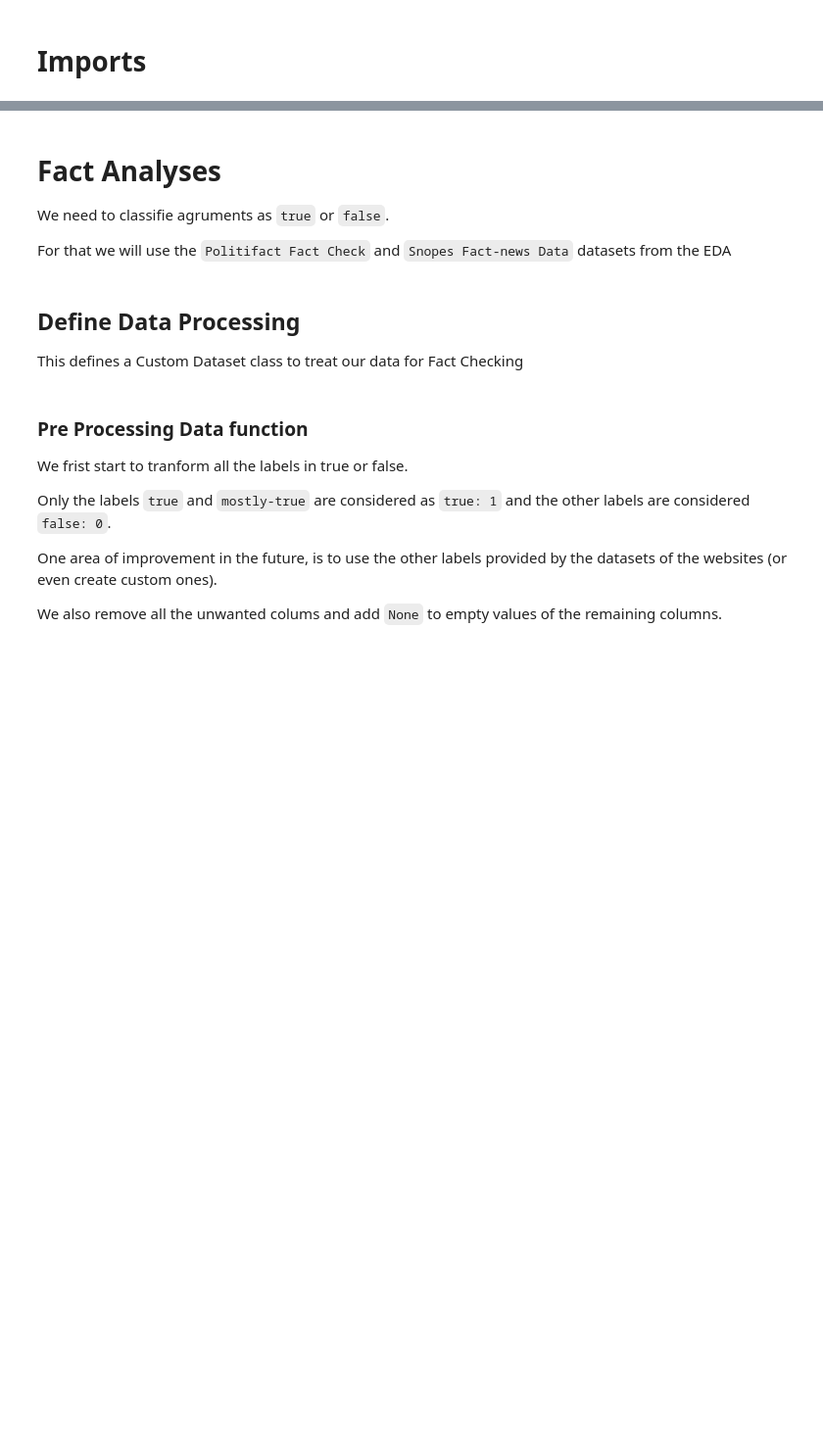
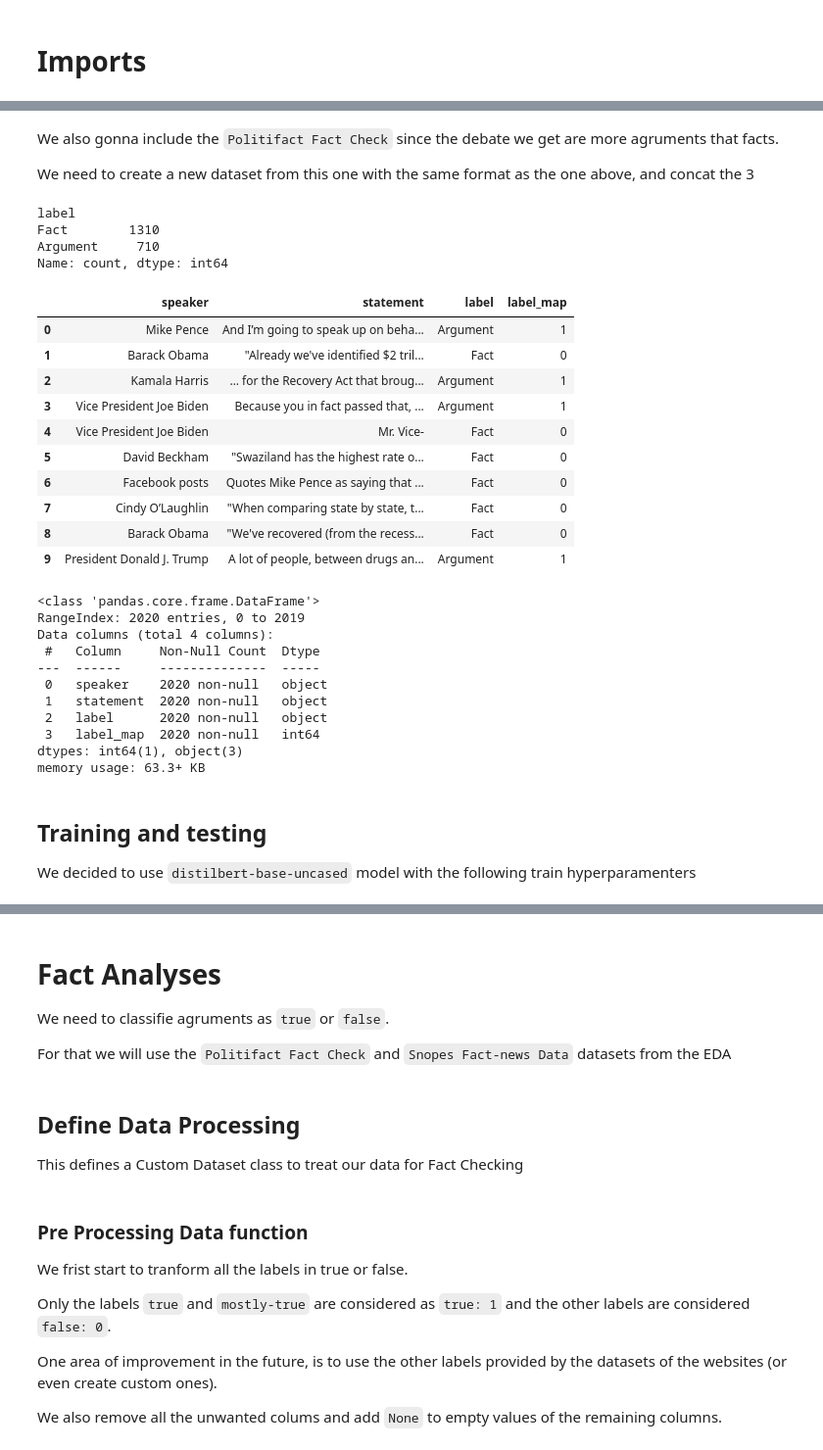
Before and after one commit to MrDuartePT/PolAIgraph, a Jupyter notebook: Truthify_Trainer.ipynb, the cells around one changed output, grey strips where cells are left out. Shown at 98% size. Drawn from its saved outputs; the diff is of its cells as text; code cells hidden in the pictures; blank space fills up the shorter version.

```diff
--- a/Truthify_Trainer.ipynb
+++ b/Truthify_Trainer.ipynb
@@ -26,0 +39,13 @@ To enable the following instructions: AVX2 FMA, in other operations, rebuild Ten
+# %%
+# Load datasets
+df_fact_agrument_1=pd.read_csv(os.path.join('Datasets','us_debates','fact-agrument','1st_presidential_fact_agument.csv'))
+df_fact_agrument_2=pd.read_csv(os.path.join('Datasets','us_debates','fact-agrument','vice_presidential_fact_agrument.csv'))
+
+# Some info about each dataset
+df_fact_agrument_1.head(10)
+df_fact_agrument_1.info()
+df_fact_agrument_1['label'].unique()
+
+df_fact_agrument_2.head(10)
+df_fact_agrument_2.info()
+df_fact_agrument_2['label'].unique()
@@ -26,0 +97,59 @@ To enable the following instructions: AVX2 FMA, in other operations, rebuild Ten
+# %% [markdown]
+We also gonna include the `Politifact Fact Check` since the debate we get are more agruments that facts.
+
+We need to create a new dataset from this one with the same format as the one above, and concat the 3
+# %%
+df_polifact = pd.read_json(os.path.join('Datasets','politifact_factcheck_data.json'), lines=True)
+# Cut dataset to randomly 1300 rows, to prevent to many facts
+df_polifact = df_polifact.sample(n=1300, random_state=42)
+
+# Dataset for training
+df_trainer_final=pd.DataFrame(columns=["speaker", "statement", "label"])
+
+# We add the speaker but is not needed
+# (the speaker information was not use to prevent biases)
+df_trainer_final["speaker"]=df_polifact["statement_originator"]
+df_trainer_final["statement"]=df_polifact["statement"]
+df_trainer_final["label"]="Fact"
+
+# Concat with the 2 early datasets and shuffe dataset
+df_trainer_final = pd.concat([df_trainer_final, df_fact_agrument_1, df_fact_agrument_2])
+df_trainer_final = df_trainer_final.sample(frac=1, random_state=50).reset_index(drop=True)
+
+# At last we gonna map the lables
+label2id = {"Fact": 0, "Argument": 1}
+id2label = {v: k for k, v in label2id.items()}  # Reverse mapping
+df_trainer_final["label_map"]=df_trainer_final["label"].map(label2id)
+
+df_trainer_final.head(10)
+df_trainer_final.info()
+# %% [output]
+label
+Fact        1310
+Argument     710
+Name: count, dtype: int64
+|  | speaker | statement | label | label_map |
+| 0 | Mike Pence | And I’m going to speak up on beha... | Argument | 1 |
+| 1 | Barack Obama | "Already we've identified $2 tril... | Fact | 0 |
+| 2 | Kamala Harris | … for the Recovery Act that broug... | Argument | 1 |
+| 3 | Vice President Joe Biden | Because you in fact passed that, ... | Argument | 1 |
+| 4 | Vice President Joe Biden | Mr. Vice- | Fact | 0 |
+| 5 | David Beckham | "Swaziland has the highest rate o... | Fact | 0 |
+| 6 | Facebook posts | Quotes Mike Pence as saying that ... | Fact | 0 |
+| 7 | Cindy O’Laughlin | "When comparing state by state, t... | Fact | 0 |
+| 8 | Barack Obama | "We've recovered (from the recess... | Fact | 0 |
+| 9 | President Donald J. Trump | A lot of people, between drugs an... | Argument | 1 |
+<class 'pandas.core.frame.DataFrame'>
+RangeIndex: 2020 entries, 0 to 2019
+Data columns (total 4 columns):
+ #   Column     Non-Null Count  Dtype
+---  ------     --------------  -----
+ 0   speaker    2020 non-null   object
+ 1   statement  2020 non-null   object
+ 2   label      2020 non-null   object
+ 3   label_map  2020 non-null   int64
+dtypes: int64(1), object(3)
+memory usage: 63.3+ KB
+# %% [markdown]
+## Training and testing
+We decided to use `distilbert-base-uncased` model with the following train hyperparamenters
```
Also changed, not shown: parts of 24 cells of this notebook.
